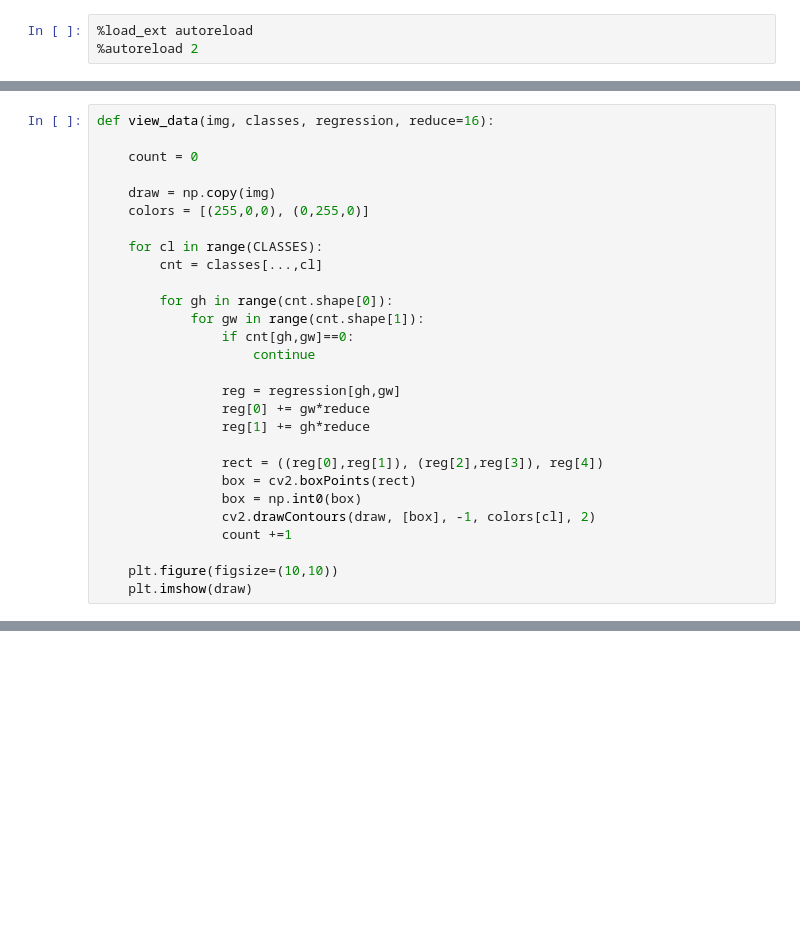
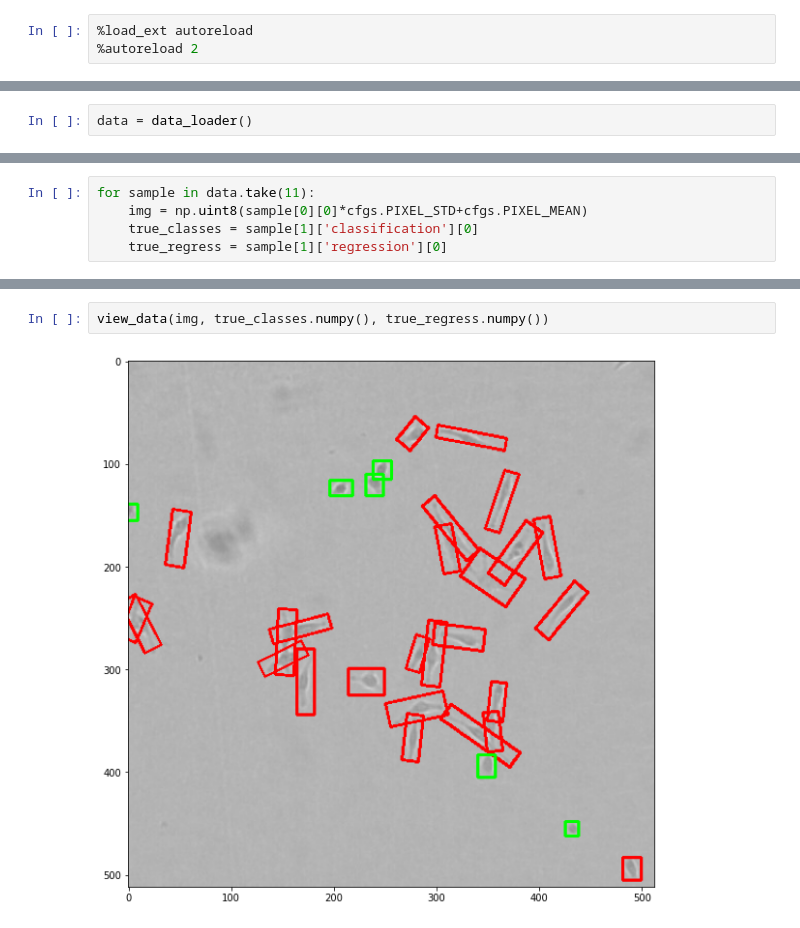
Before and after one commit to LucasKirsten/RotationDetection, a Jupyter notebook: cell_detector/train_cell.ipynb, the cells around one changed output, grey strips where cells are left out. Saved outputs shown, nothing was run; the diff lists cells and outputs as text; blank space fills up the shorter version.

```diff
--- a/cell_detector/train_cell.ipynb
+++ b/cell_detector/train_cell.ipynb
@@ -216,28 +17,0 @@ draw.shape, classes.shape, regression.shape
-# %%
-def view_data(img, classes, regression, reduce=16):
-
-    count = 0
-
-    draw = np.copy(img)
-    colors = [(255,0,0), (0,255,0)]
-
-    for cl in range(CLASSES):
-        cnt = classes[...,cl]
-
-        for gh in range(cnt.shape[0]):
-            for gw in range(cnt.shape[1]):
-                if cnt[gh,gw]==0:
-                    continue
-
-                reg = regression[gh,gw]
-                reg[0] += gw*reduce
-                reg[1] += gh*reduce
-
-                rect = ((reg[0],reg[1]), (reg[2],reg[3]), reg[4])
-                box = cv2.boxPoints(rect)
-                box = np.int0(box)
-                cv2.drawContours(draw, [box], -1, colors[cl], 2)
-                count +=1
-
-    plt.figure(figsize=(10,10))
-    plt.imshow(draw)
@@ -257,0 +18,2 @@ view_data(np.uint8((draw+1)*127.5), classes, regression)
+# %%
+data = data_loader()
@@ -257,0 +34,5 @@ view_data(np.uint8((draw+1)*127.5), classes, regression)
+# %%
+for sample in data.take(11):
+    img = np.uint8(sample[0][0]*cfgs.PIXEL_STD+cfgs.PIXEL_MEAN)
+    true_classes = sample[1]['classification'][0]
+    true_regress = sample[1]['regression'][0]
@@ -257,0 +59,4 @@ view_data(np.uint8((draw+1)*127.5), classes, regression)
+# %%
+view_data(img, true_classes.numpy(), true_regress.numpy())
+# %% [output]
+[figure, added]
```
Also changed, not shown: parts of 19 cells of this notebook, 5 other files.
